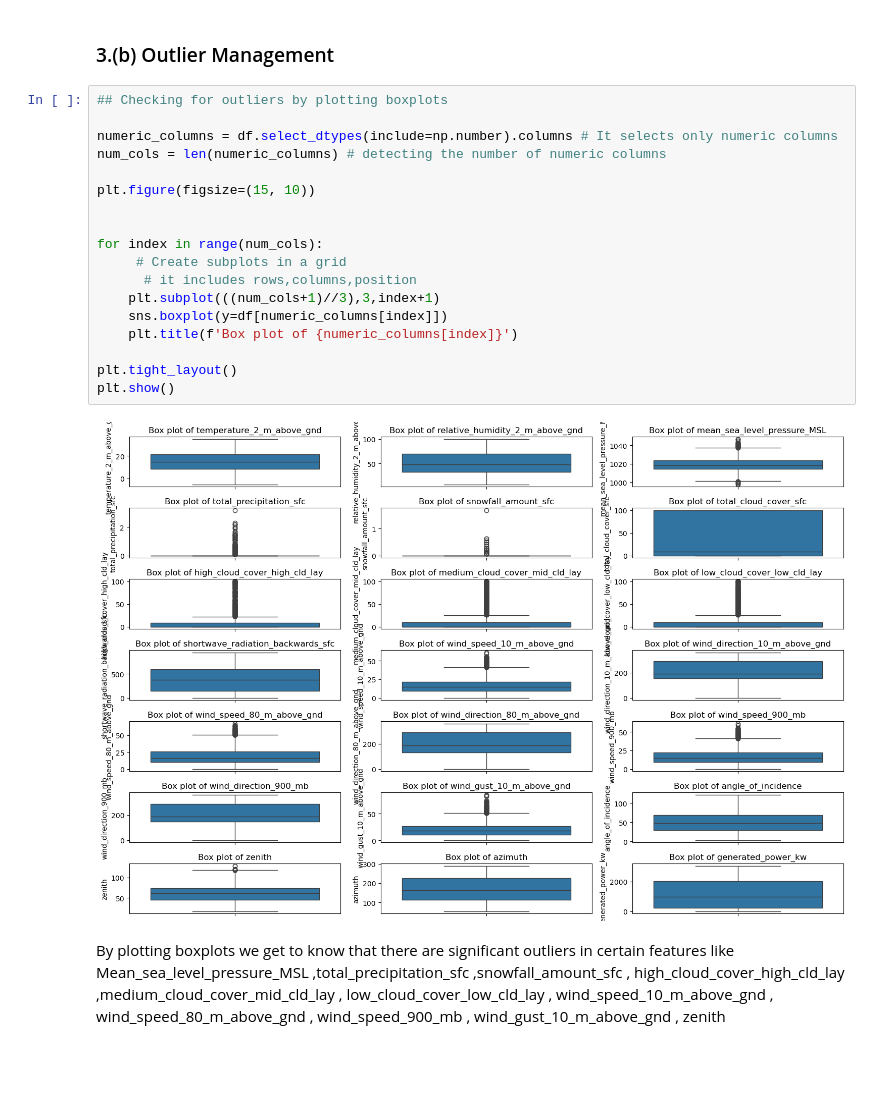
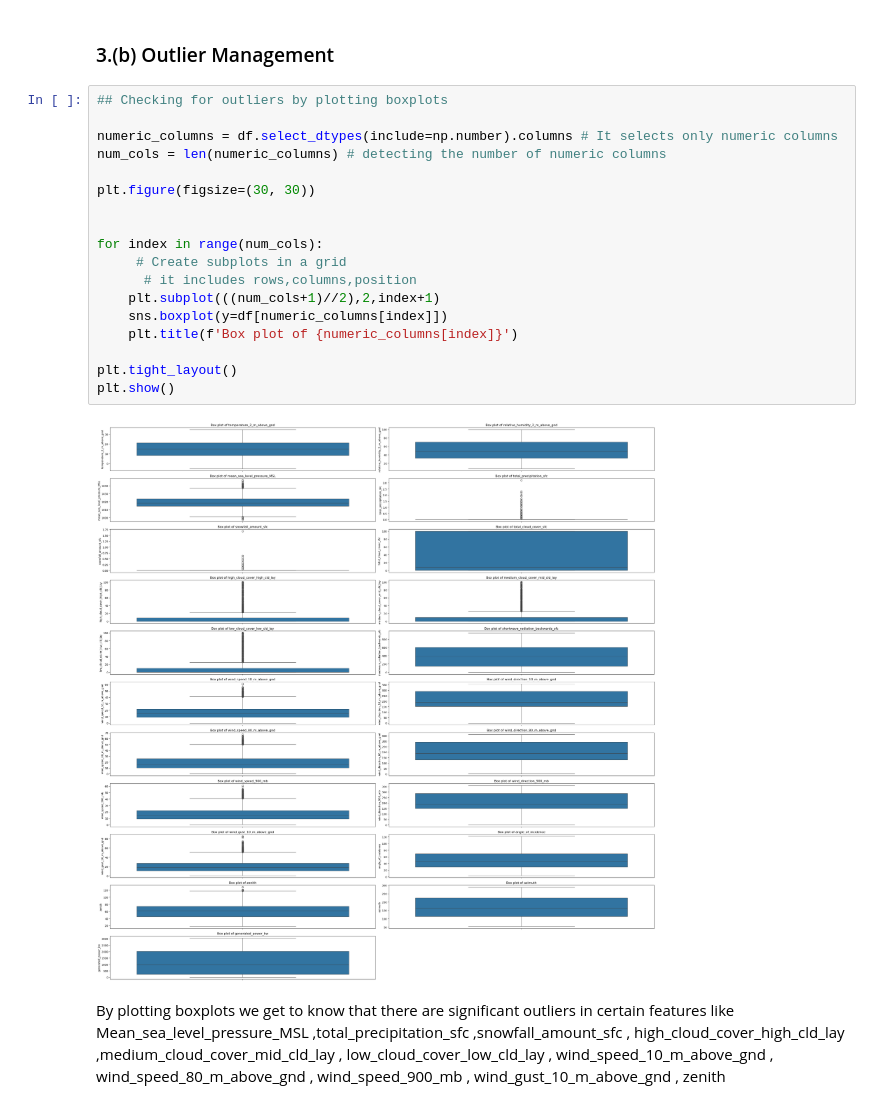
Before and after one commit to Akash090804/CCC_MLtasks, a Jupyter notebook: TASK2CCC.ipynb, the cells around one changed output. Cells and saved outputs as stored; diff of their text form; blank space fills up the shorter version.

```diff
--- a/TASK2CCC.ipynb
+++ b/TASK2CCC.ipynb
@@ -148,23 +148,23 @@ Dataset conatins no duplicate values
 # %%
 ## Checking for outliers by plotting boxplots
 
 numeric_columns = df.select_dtypes(include=np.number).columns # It selects only numeric columns
 num_cols = len(numeric_columns) # detecting the number of numeric columns
 
-plt.figure(figsize=(15, 10))
+plt.figure(figsize=(30, 30))
 
 
 for index in range(num_cols):
      # Create subplots in a grid
       # it includes rows,columns,position
-    plt.subplot(((num_cols+1)//3),3,index+1)
+    plt.subplot(((num_cols+1)//2),2,index+1)
     sns.boxplot(y=df[numeric_columns[index]])
     plt.title(f'Box plot of {numeric_columns[index]}')
 
 plt.tight_layout()
 plt.show()
 # %% [output]
-[figure, old version]
+[figure, new version]
 # %% [markdown]
 By plotting boxplots we get to know that there are significant outliers in certain features like Mean_sea_level_pressure_MSL  ,total_precipitation_sfc ,snowfall_amount_sfc , high_cloud_cover_high_cld_lay ,medium_cloud_cover_mid_cld_lay ,  low_cloud_cover_low_cld_lay , wind_speed_10_m_above_gnd , wind_speed_80_m_above_gnd , wind_speed_900_mb , wind_gust_10_m_above_gnd , zenith
 # %%
```
Also changed, not shown: parts of 36 cells of this notebook.
